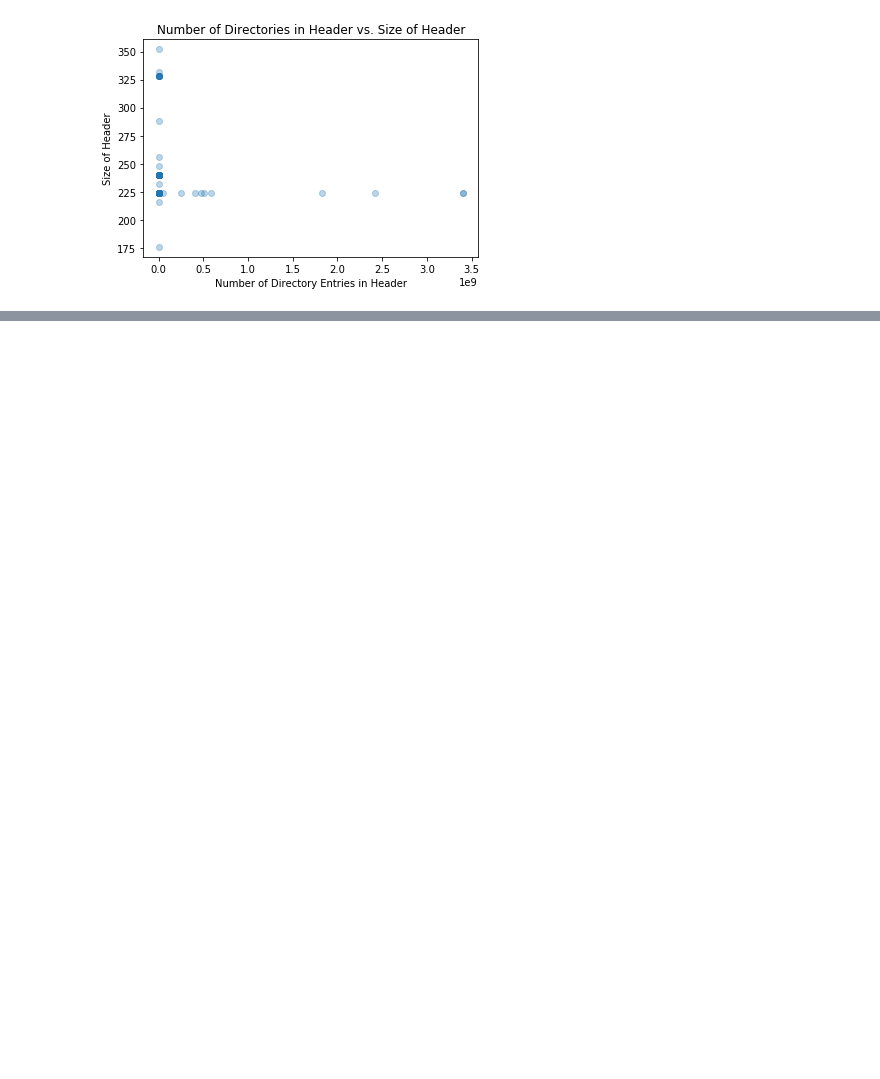
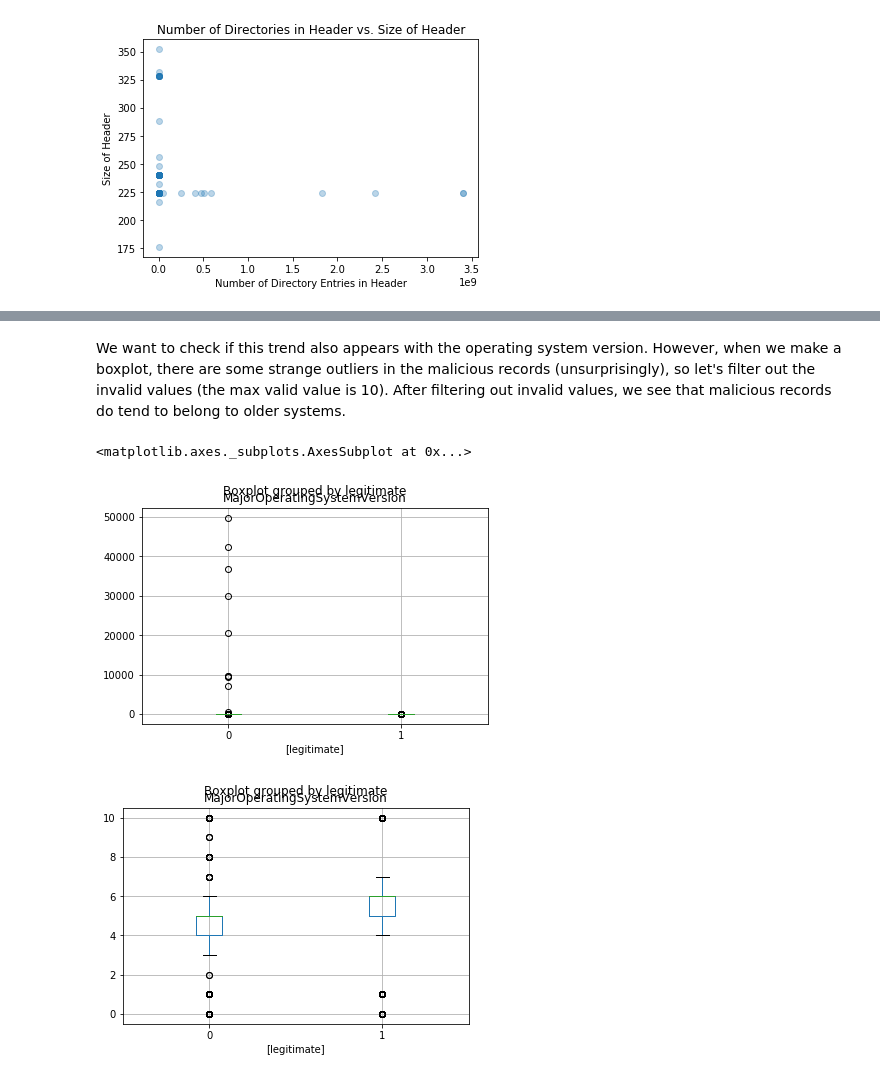
Before and after one commit to ayaabdelgawad/categorize-viruses, a Jupyter notebook: mal-classifier.ipynb, the cells around one changed output, grey strips where cells are left out. Drawn from its saved outputs; the diff is of its cells as text; code cells hidden in the pictures; blank space fills up the shorter version.

```diff
--- a/mal-classifier.ipynb
+++ b/mal-classifier.ipynb
@@ -175,0 +196,14 @@ data.boxplot(column=['SizeOfOptionalHeader'], by=['legitimate'])
+# %% [markdown]
+We want to check if this trend also appears with the operating system version. However, when we make a boxplot, there are some strange outliers in the malicious records (unsurprisingly), so let's filter out the invalid values (the max valid value is 10). After filtering out invalid values, we see that malicious records do tend to belong to older systems.
+# %%
+
+data.boxplot(column=['MajorOperatingSystemVersion'], by=['legitimate'])
+# have some weird outliers in non-legit data,
+# so let's look at only valid values (10 or less)
+noout = data[data['MajorOperatingSystemVersion'] < 11]
+noout.boxplot(column=['MajorOperatingSystemVersion'], by=['legitimate'])
+# yeah most of data on lower end
+# %% [output]
+<matplotlib.axes._subplots.AxesSubplot at 0x...>
+[figure, added]
+[figure, added]
```
Also changed, not shown: parts of 39 cells of this notebook.
